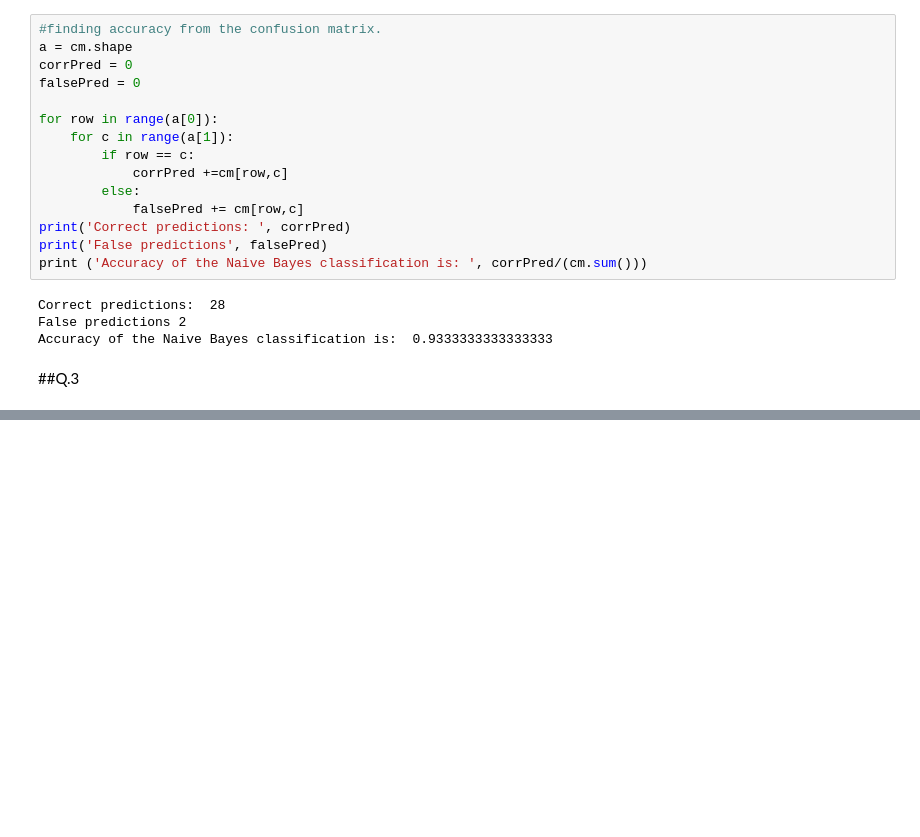
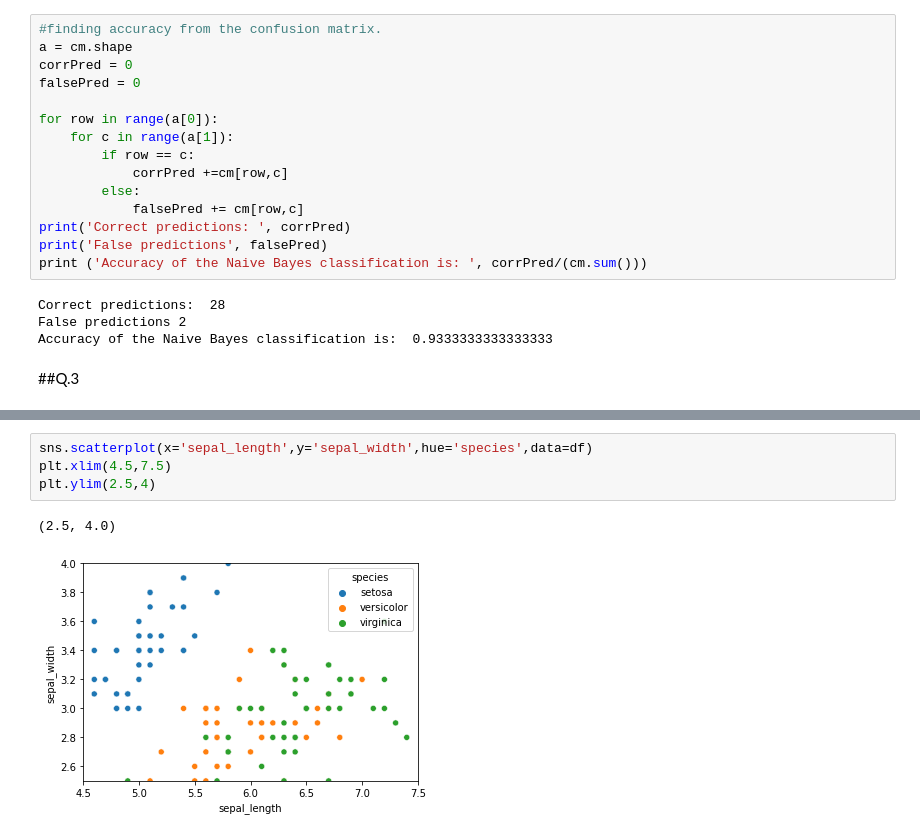
Before and after one commit to konarksharma2001/Machine-Learning, a Jupyter notebook: ML_Lab_Assignment_4.ipynb, the cells around one changed output, grey strips where cells are left out. Cells and saved outputs as stored; diff of their text form; blank space fills up the shorter version.

```diff
--- a/ML_Lab_Assignment_4.ipynb
+++ b/ML_Lab_Assignment_4.ipynb
@@ -206,0 +244,7 @@ Accuracy of the Naive Bayes classification is:  0.9333333333333333
+# %%
+sns.scatterplot(x='sepal_length',y='sepal_width',hue='species',data=df)
+plt.xlim(4.5,7.5)
+plt.ylim(2.5,4)
+# %% [output]
+(2.5, 4.0)
+[figure, added]
```
Also changed, not shown: parts of 32 cells of this notebook.
